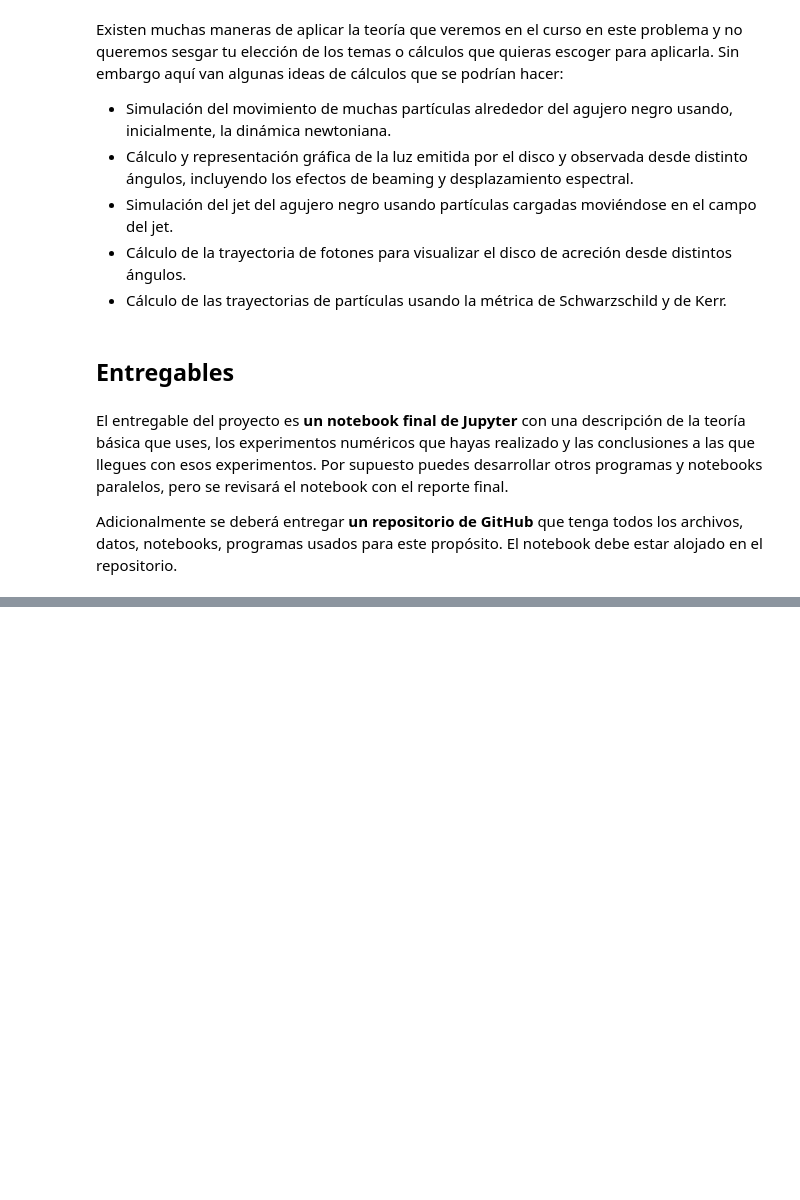
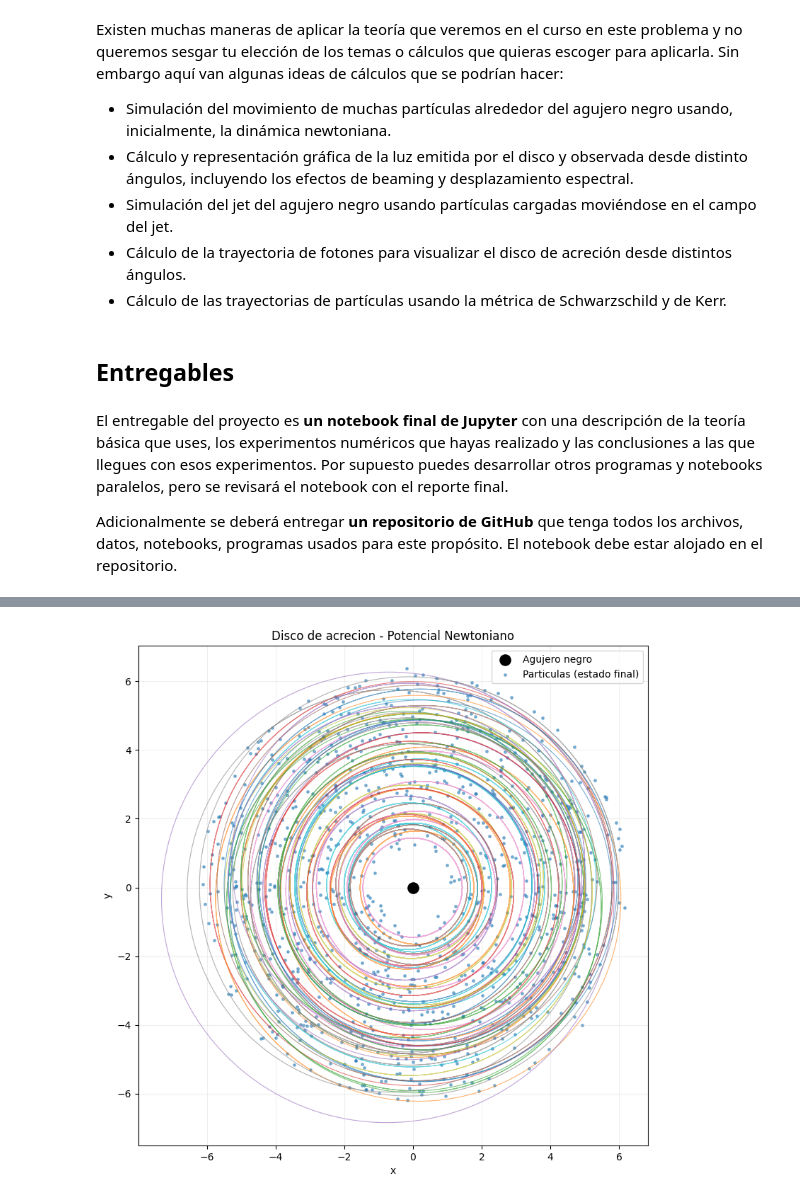
Before and after one commit to Juan1usuga/Proyecto-Relatividad-y-Gravitaci-n, a Jupyter notebook: Proyecto_RyG.ipynb, the cells around one changed output, grey strips where cells are left out. Saved outputs shown, nothing was run; the diff lists cells and outputs as text; code cells hidden in the pictures; blank space fills up the shorter version.

```diff
--- a/Proyecto_RyG.ipynb
+++ b/Proyecto_RyG.ipynb
@@ -155,0 +544,80 @@ plt.show()
+# %%
+# =============================================================================
+# EJECUCION PRINCIPAL
+# =============================================================================
+
+if __name__ == "__main__":
+
+    # -------------------------------------------------------------------------
+    # 1. Parametros de la simulacion
+    # -------------------------------------------------------------------------
+    # Estos valores se pueden modificar para explorar diferentes configuraciones
+    PARAMETROS = {
+        "n_particulas": 1000,      # numero de particulas en el disco
+        "masa_bh": 1.0,            # masa del agujero negro (adimensional)
+        "r_min": 1.0,              # radio interior del disco
+        "r_max": 6.0,              # radio exterior del disco
+        "dispersion_vel": 0.03,    # dispersion fraccional de velocidades (3%)
+        "dt": 0.01,                # paso de tiempo de integracion
+        "semilla": 42,             # semilla para reproducibilidad
+    }
+
+    # Parametros de integracion
+    TIEMPO_TOTAL = 120.0           # tiempo total de simulacion
+    N_PASOS = 1000                 # numero de snapshots a guardar
+
+    # -------------------------------------------------------------------------
+    # 2. Crear la simulacion
+    # -------------------------------------------------------------------------
+    print("=" * 60)
+    print("SIMULACION NEWTONIANA DE DISCO DE ACRECION")
+    print("=" * 60)
+    print("\nCreando simulacion...")
+    print(f"  - {PARAMETROS['n_particulas']} particulas")
+    print(f"  - r ∈ [{PARAMETROS['r_min']}, {PARAMETROS['r_max']}]")
+    print(f"  - Dispersion de velocidades: {PARAMETROS['dispersion_vel']*100:.1f}%")
+    print(f"  - Paso de tiempo dt = {PARAMETROS['dt']}")
+
+    sim = crear_simulacion_disco_newtoniano(**PARAMETROS)
+
+    # -------------------------------------------------------------------------
+    # 3. Integrar y guardar datos
+    # -------------------------------------------------------------------------
+    print("\nIntegrando...")
+    tiempos, posiciones, velocidades, n_part = integrar_y_guardar(
+        sim=sim,
+        tiempo_total=TIEMPO_TOTAL,
+        n_pasos=N_PASOS,
+        verbose=True,
+    )
+
+    # -------------------------------------------------------------------------
+    # 4. Graficar resultados
+    # -------------------------------------------------------------------------
+    print("\nGenerando graficos...")
+    graficar_trayectorias(
+        posiciones=posiciones,
+        n_muestra=60,
+        titulo="Disco de acrecion - Potencial Newtoniano",
+        # guardar_figura="disco_newtoniano.png",  # Descomentar para guardar
+    )
+
+    # -------------------------------------------------------------------------
+    # 5. Informacion estadistica final
+    # -------------------------------------------------------------------------
+    # Calcular radios finales para ver la distribucion
+    radios_finales = np.sqrt(posiciones[-1, :, 0]**2 + posiciones[-1, :, 1]**2)
+
+    print("\n" + "-" * 40)
+    print("ESTADISTICAS FINALES")
+    print("-" * 40)
+    print(f"Radio medio final: {np.mean(radios_finales):.3f}")
+    print(f"Desv. est. radio final: {np.std(radios_finales):.3f}")
+    print(f"Radio minimo final: {np.min(radios_finales):.3f}")
+    print(f"Radio maximo final: {np.max(radios_finales):.3f}")
+
+    # Verificar si alguna particula colisiono con el BH (r < r_min)
+    colisionaron = radios_finales < PARAMETROS["r_min"]
+    n_colisionaron = np.sum(colisionaron)
+    print(f"Particulas que alcanzaron r < {PARAMETROS['r_min']}: {n_colisionaron} ({100*n_colisionaron/n_part:.1f}%)")
+# %% [output]
@@ -155,0 +641 @@ plt.show()
+[figure, added]
```
Also changed, not shown: parts of 11 cells of this notebook.
